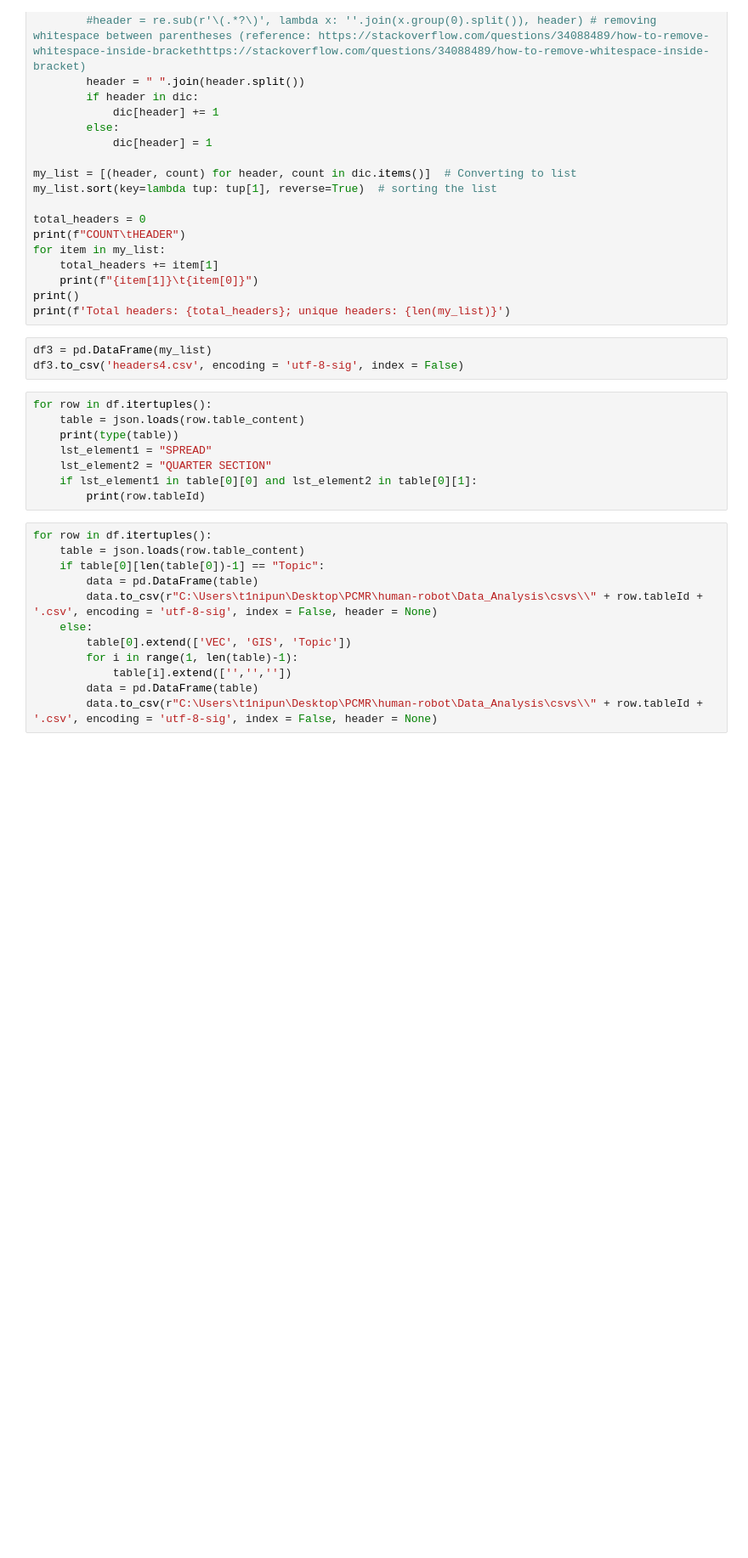
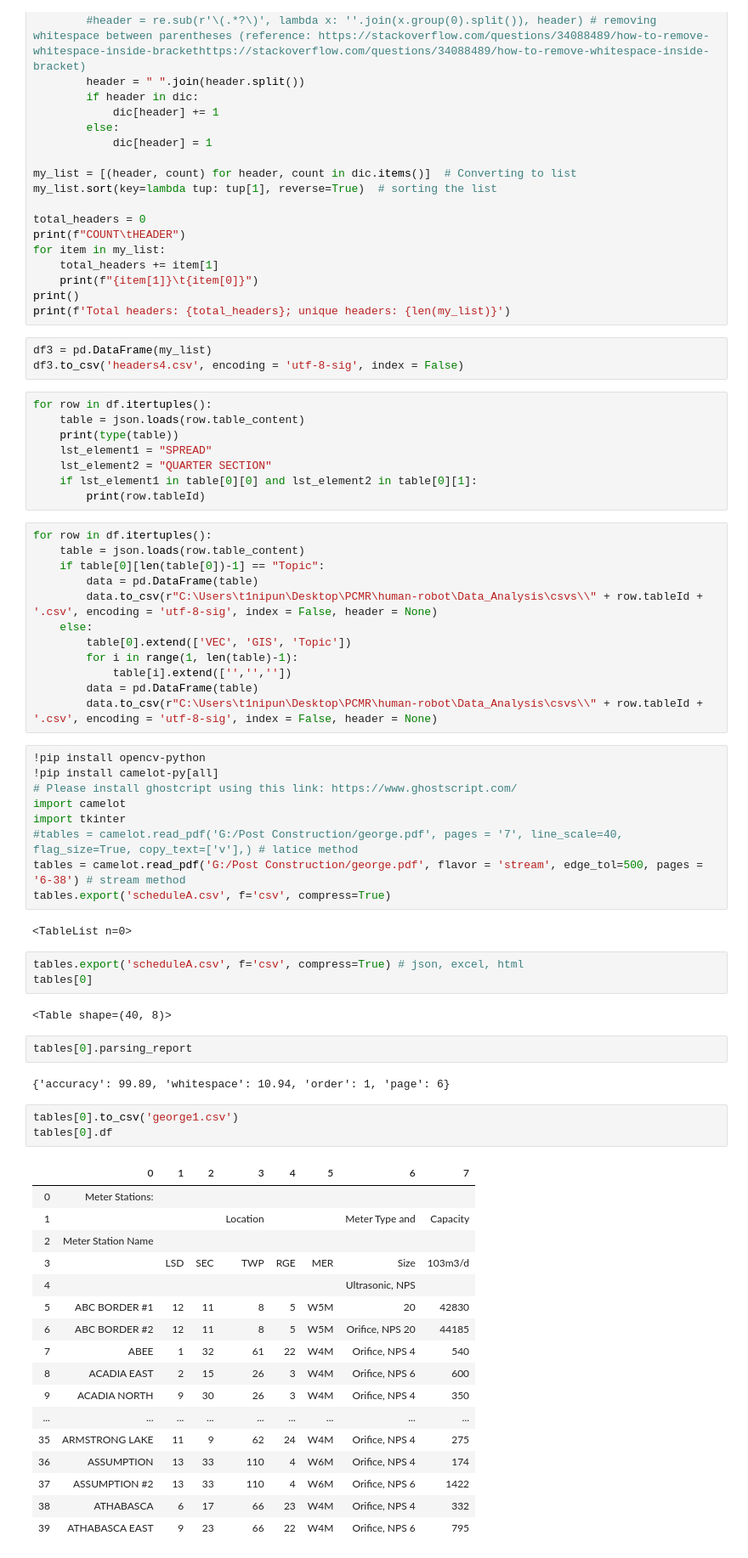
Before and after one commit to ivanduka/human-robot, a Jupyter notebook: Data_Analysis/Analysis.ipynb, the cells around one changed output. Shown: that part at 85% size. Saved outputs shown, nothing was run; the diff lists cells and outputs as text; blank space fills up the shorter version.

```diff
--- a/Data_Analysis/Analysis.ipynb
+++ b/Data_Analysis/Analysis.ipynb
@@ -99,3 +99,44 @@ for row in df.itertuples():
             table[i].extend(['','',''])
         data = pd.DataFrame(table)
         data.to_csv(r"C:\Users\t1nipun\Desktop\PCMR\human-robot\Data_Analysis\csvs\\" + row.tableId + '.csv', encoding = 'utf-8-sig', index = False, header = None)
+# %%
+!pip install opencv-python
+!pip install camelot-py[all]
+# Please install ghostcript using this link: https://www.ghostscript.com/
+import camelot
+import tkinter
+#tables = camelot.read_pdf('G:/Post Construction/george.pdf', pages = '7', line_scale=40, flag_size=True, copy_text=['v'],) # latice method
+tables = camelot.read_pdf('G:/Post Construction/george.pdf', flavor = 'stream', edge_tol=500, pages = '6-38') # stream method
+tables.export('scheduleA.csv', f='csv', compress=True)
+# %% [output]
+<TableList n=0>
+# %%
+tables.export('scheduleA.csv', f='csv', compress=True) # json, excel, html
+tables[0]
+# %% [output]
+<Table shape=(40, 8)>
+# %%
+tables[0].parsing_report
+# %% [output]
+{'accuracy': 99.89, 'whitespace': 10.94, 'order': 1, 'page': 6}
+# %%
+tables[0].to_csv('george1.csv')
+tables[0].df
+# %% [output]
+|  | 0 | 1 | 2 | 3 | 4 | 5 | 6 | 7 |
+| 0 | Meter Stations: |  |  |  |  |  |  |  |
+| 1 |  |  |  | Location |  |  | Meter Type and | Capacity |
+| 2 | Meter Station Name |  |  |  |  |  |  |  |
+| 3 |  | LSD | SEC | TWP | RGE | MER | Size | 103m3/d |
+| 4 |  |  |  |  |  |  | Ultrasonic, NPS |  |
+| 5 | ABC BORDER #1 | 12 | 11 | 8 | 5 | W5M | 20 | 42830 |
+| 6 | ABC BORDER #2 | 12 | 11 | 8 | 5 | W5M | Orifice, NPS 20 | 44185 |
+| 7 | ABEE | 1 | 32 | 61 | 22 | W4M | Orifice, NPS 4 | 540 |
+| 8 | ACADIA EAST | 2 | 15 | 26 | 3 | W4M | Orifice, NPS 6 | 600 |
+| 9 | ACADIA NORTH | 9 | 30 | 26 | 3 | W4M | Orifice, NPS 4 | 350 |
+| ... | ... | ... | ... | ... | ... | ... | ... | ... |
+| 35 | ARMSTRONG LAKE | 11 | 9 | 62 | 24 | W4M | Orifice, NPS 4 | 275 |
+| 36 | ASSUMPTION | 13 | 33 | 110 | 4 | W6M | Orifice, NPS 4 | 174 |
+| 37 | ASSUMPTION #2 | 13 | 33 | 110 | 4 | W6M | Orifice, NPS 6 | 1422 |
+| 38 | ATHABASCA | 6 | 17 | 66 | 23 | W4M | Orifice, NPS 4 | 332 |
+| 39 | ATHABASCA EAST | 9 | 23 | 66 | 22 | W4M | Orifice, NPS 6 | 795 |
```
Also changed, not shown: parts of 1 cell of this notebook, 1 other file.
